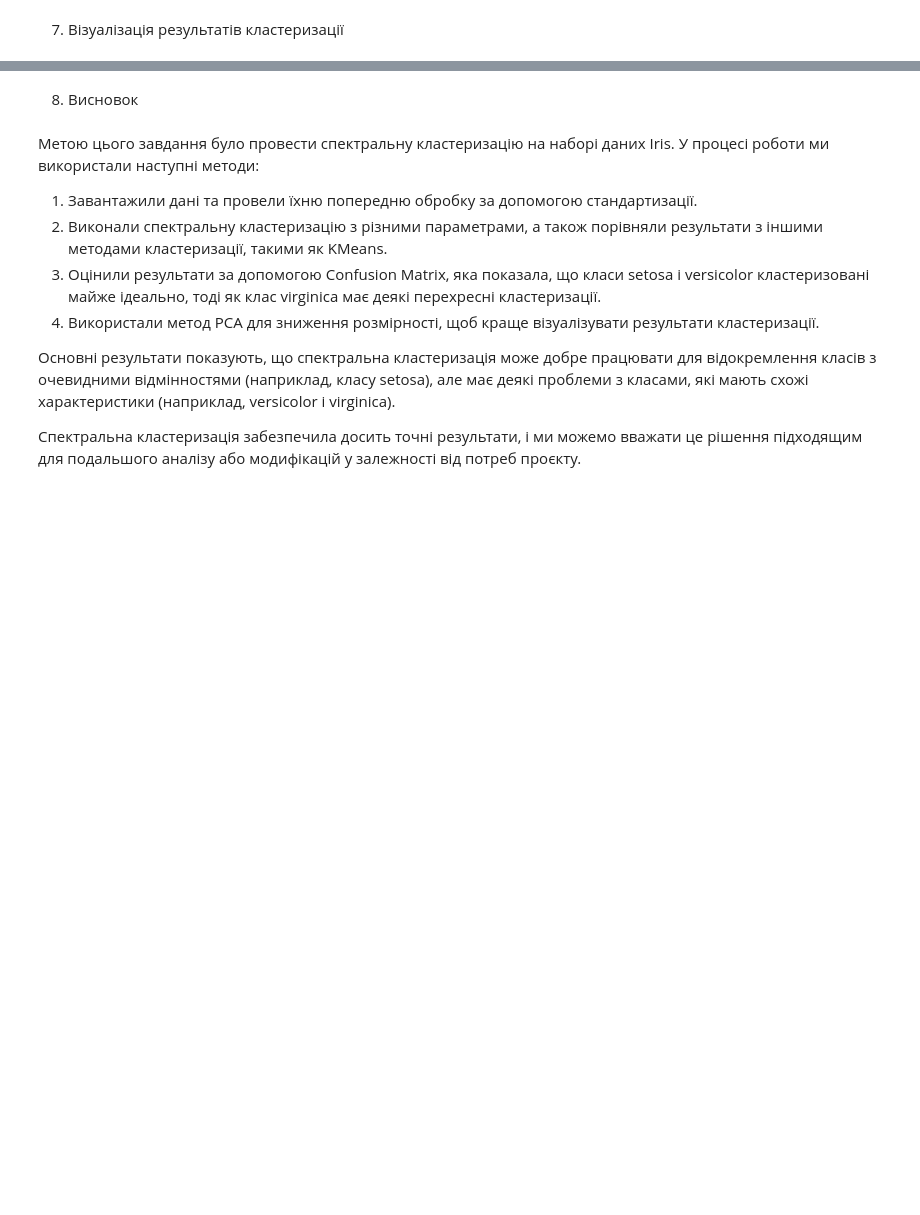
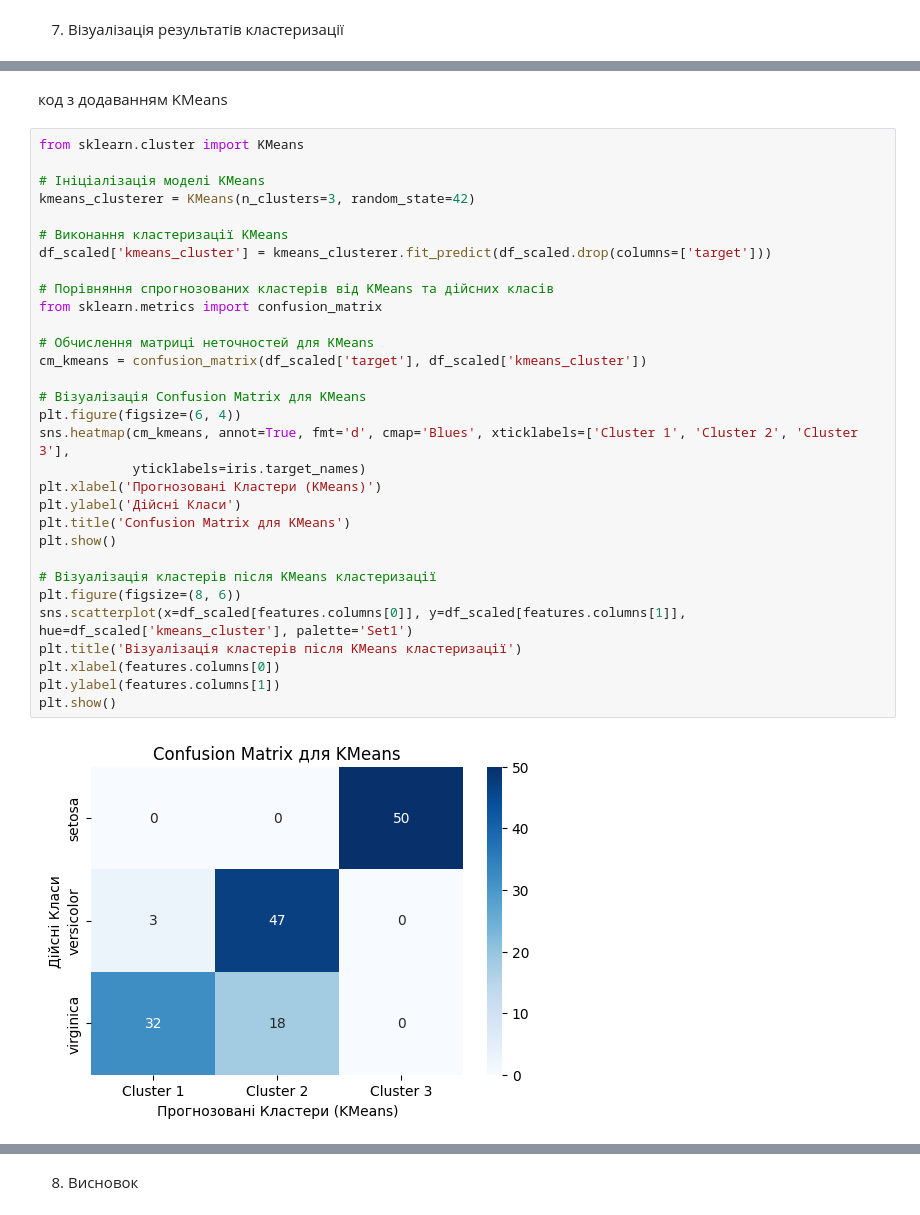
Before and after one commit to Neoversity/numerical_programming_in_python, a Jupyter notebook: hw_1/num_hw_1_1.ipynb, the cells around one changed output, grey strips where cells are left out. Saved outputs shown, nothing was run; the diff lists cells and outputs as text; blank space fills up the shorter version.

```diff
--- a/hw_1/num_hw_1_1.ipynb
+++ b/hw_1/num_hw_1_1.ipynb
@@ -139,0 +140,35 @@ plt.show()
+# %% [markdown]
+код з додаванням KMeans
+# %%
+from sklearn.cluster import KMeans
+
+# Ініціалізація моделі KMeans
+kmeans_clusterer = KMeans(n_clusters=3, random_state=42)
+
+# Виконання кластеризації KMeans
+df_scaled['kmeans_cluster'] = kmeans_clusterer.fit_predict(df_scaled.drop(columns=['target']))
+
+# Порівняння спрогнозованих кластерів від KMeans та дійсних класів
+from sklearn.metrics import confusion_matrix
+
+# Обчислення матриці неточностей для KMeans
+cm_kmeans = confusion_matrix(df_scaled['target'], df_scaled['kmeans_cluster'])
+
+# Візуалізація Confusion Matrix для KMeans
+plt.figure(figsize=(6, 4))
+sns.heatmap(cm_kmeans, annot=True, fmt='d', cmap='Blues', xticklabels=['Cluster 1', 'Cluster 2', 'Cluster 3'],
+            yticklabels=iris.target_names)
+plt.xlabel('Прогнозовані Кластери (KMeans)')
+plt.ylabel('Дійсні Класи')
+plt.title('Confusion Matrix для KMeans')
+plt.show()
+
+# Візуалізація кластерів після KMeans кластеризації
+plt.figure(figsize=(8, 6))
+sns.scatterplot(x=df_scaled[features.columns[0]], y=df_scaled[features.columns[1]], hue=df_scaled['kmeans_cluster'], palette='Set1')
+plt.title('Візуалізація кластерів після KMeans кластеризації')
+plt.xlabel(features.columns[0])
+plt.ylabel(features.columns[1])
+plt.show()
+# %% [output]
+[figure, added]
@@ -140,13 +176,2 @@ plt.show()
 # %% [markdown]
 8. Висновок
-# %% [markdown]
-Метою цього завдання було провести спектральну кластеризацію на наборі даних Iris. У процесі роботи ми використали наступні методи:
-
-1. Завантажили дані та провели їхню попередню обробку за допомогою стандартизації.
-2. Виконали спектральну кластеризацію з різними параметрами, а також порівняли результати з іншими методами кластеризації, такими як KMeans.
-3. Оцінили результати за допомогою Confusion Matrix, яка показала, що класи setosa і versicolor кластеризовані майже ідеально, тоді як клас virginica має деякі перехресні кластеризації.
-4. Використали метод PCA для зниження розмірності, щоб краще візуалізувати результати кластеризації.
-
-Основні результати показують, що спектральна кластеризація може добре працювати для відокремлення класів з очевидними відмінностями (наприклад, класу setosa), але має деякі проблеми з класами, які мають схожі характеристики (наприклад, versicolor і virginica).
-
-Спектральна кластеризація забезпечила досить точні результати, і ми можемо вважати це рішення підходящим для подальшого аналізу або модифікацій у залежності від потреб проєкту.
```
Also changed, not shown: parts of 3 cells of this notebook, 2 other files.
